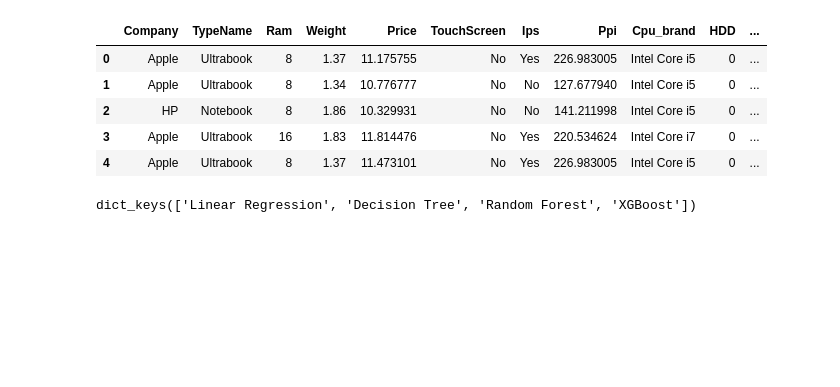
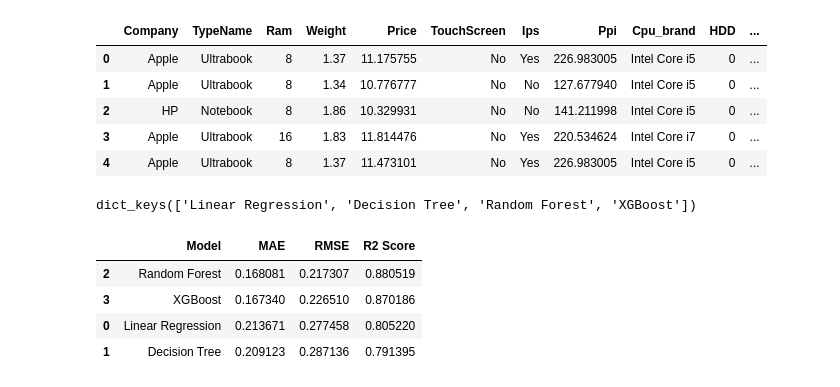
Before and after one commit to Yashwantha2952/laptop_price_prediction, a Jupyter notebook: Notebooks/Laptop_price_prediction.ipynb, the cells around one changed output. Cells and saved outputs as stored; diff of their text form; code cells hidden in the pictures; blank space fills up the shorter version.

Commit message:
check the saved_model to identify the best model

```diff
--- a/Notebooks/Laptop_price_prediction.ipynb
+++ b/Notebooks/Laptop_price_prediction.ipynb
@@ -215,0 +218,14 @@ dict_keys(['Linear Regression', 'Decision Tree', 'Random Forest', 'XGBoost'])
+# %%
+results = evaluate_models(
+    trained_models,
+    x_test,
+    y_test
+)
+# %%
+results
+# %% [output]
+|  | Model | MAE | RMSE | R2 Score |
+| 2 | Random Forest | 0.168081 | 0.217307 | 0.880519 |
+| 3 | XGBoost | 0.167340 | 0.226510 | 0.870186 |
+| 0 | Linear Regression | 0.213671 | 0.277458 | 0.805220 |
+| 1 | Decision Tree | 0.209123 | 0.287136 | 0.791395 |
```
Also changed, not shown: parts of 11 cells of this notebook.
